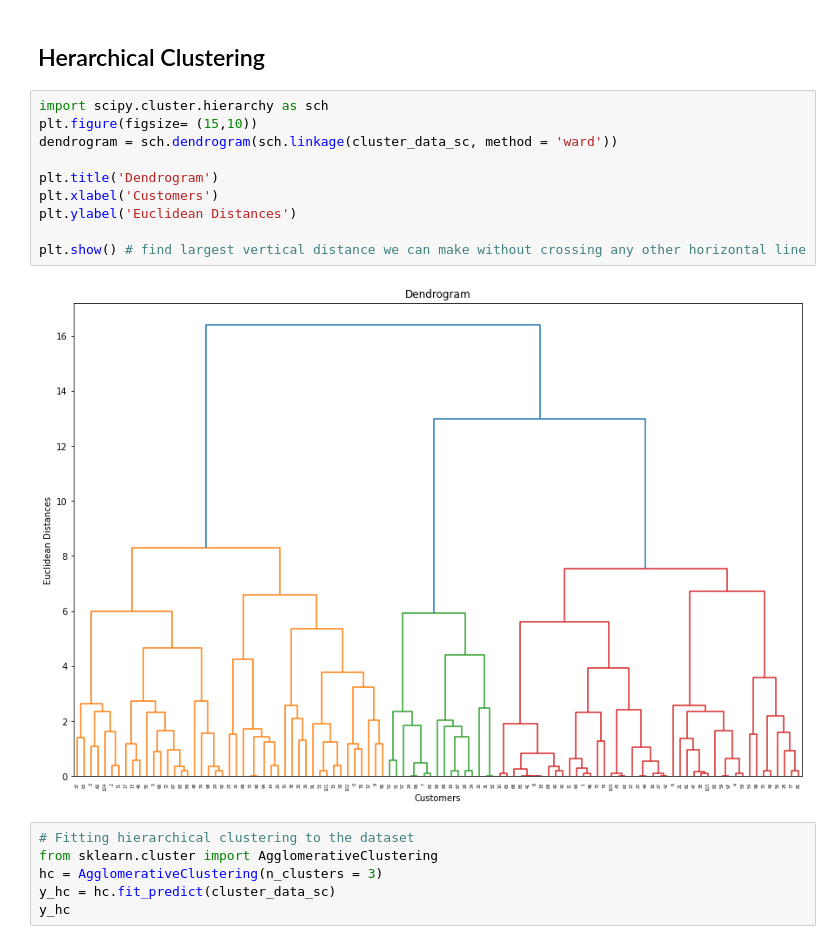
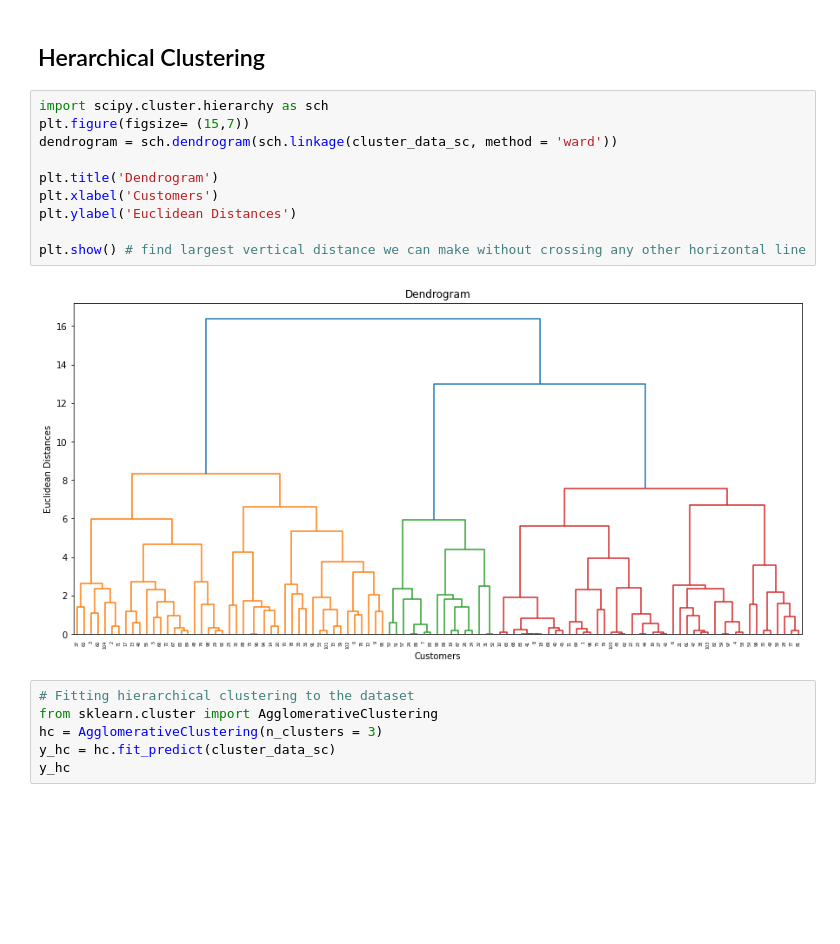
Before and after one commit to prabindebnath25/Zomato_Restaurant_Clustering_And_Sentiment_Analysis, a Jupyter notebook: Zomato_Restaurant_Clustering_and_Sentiment_Analysis.ipynb, the cells around one changed output. Saved outputs shown, nothing was run; the diff lists cells and outputs as text; blank space fills up the shorter version.

```diff
--- a/Zomato_Restaurant_Clustering_and_Sentiment_Analysis.ipynb
+++ b/Zomato_Restaurant_Clustering_and_Sentiment_Analysis.ipynb
@@ -1169,16 +1192,16 @@ plt.show()
 ## Herarchical Clustering
 # %%
 import scipy.cluster.hierarchy as sch
-plt.figure(figsize= (15,10))
+plt.figure(figsize= (15,7))
 dendrogram = sch.dendrogram(sch.linkage(cluster_data_sc, method = 'ward'))
 
 plt.title('Dendrogram')
 plt.xlabel('Customers')
 plt.ylabel('Euclidean Distances')
 
 plt.show() # find largest vertical distance we can make without crossing any other horizontal line
 # %% [output]
-[figure, old version]
+[figure, new version]
 # %%
 # Fitting hierarchical clustering to the dataset
 from sklearn.cluster import AgglomerativeClustering
```
Also changed, not shown: parts of 5 cells of this notebook.
